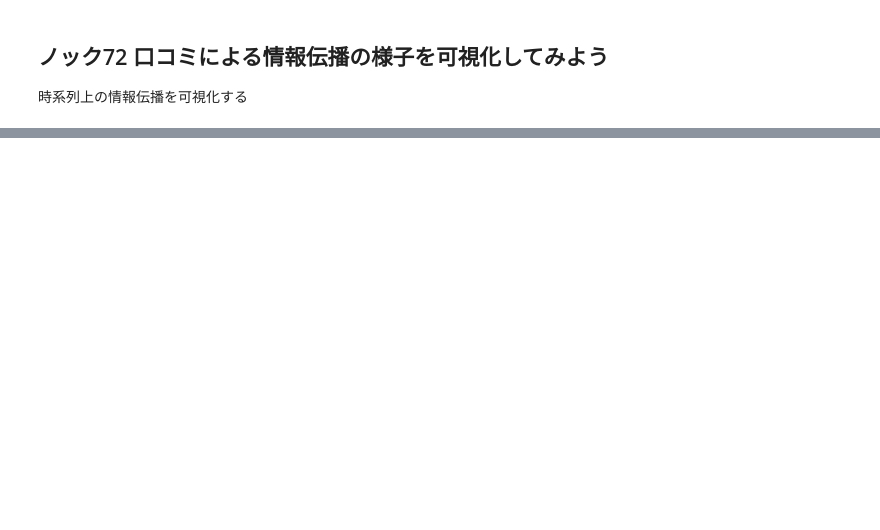
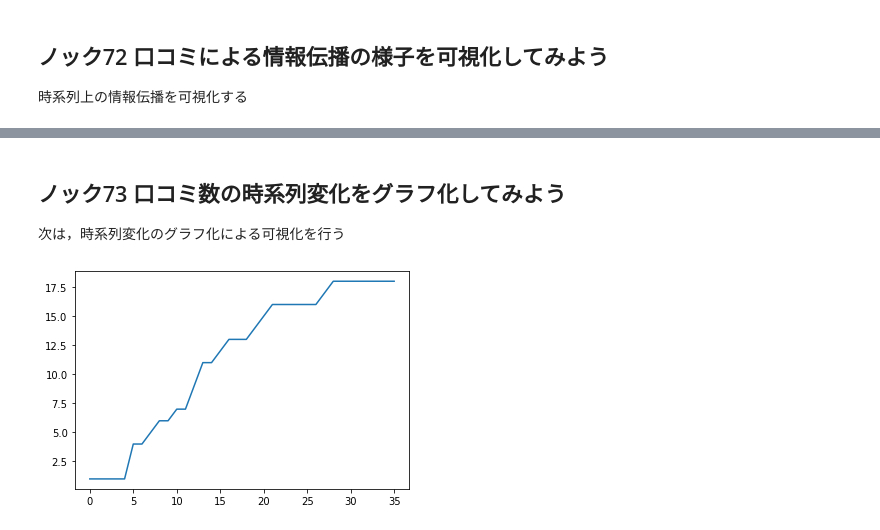
Before and after one commit to color-kurenawi/practical_data_analysis_100, a Jupyter notebook: chapter_08.ipynb, the cells around one changed output, grey strips where cells are left out. Drawn from its saved outputs; the diff is of its cells as text; code cells hidden in the pictures; blank space fills up the shorter version.

```diff
--- a/chapter_08.ipynb
+++ b/chapter_08.ipynb
@@ -122,0 +123,12 @@ plt.show()
+# %% [markdown]
+## ノック73 口コミ数の時系列変化をグラフ化してみよう
+次は，時系列変化のグラフ化による可視化を行う
+# %%
+list_timeSeries_num = []
+for i in range(len(list_timeSeries)):
+    list_timeSeries_num.append(sum(list_timeSeries[i]))
+
+plt.plot(list_timeSeries_num)
+plt.show()
+# %% [output]
+[figure, added]
```
Also changed, not shown: parts of 2 cells of this notebook.
